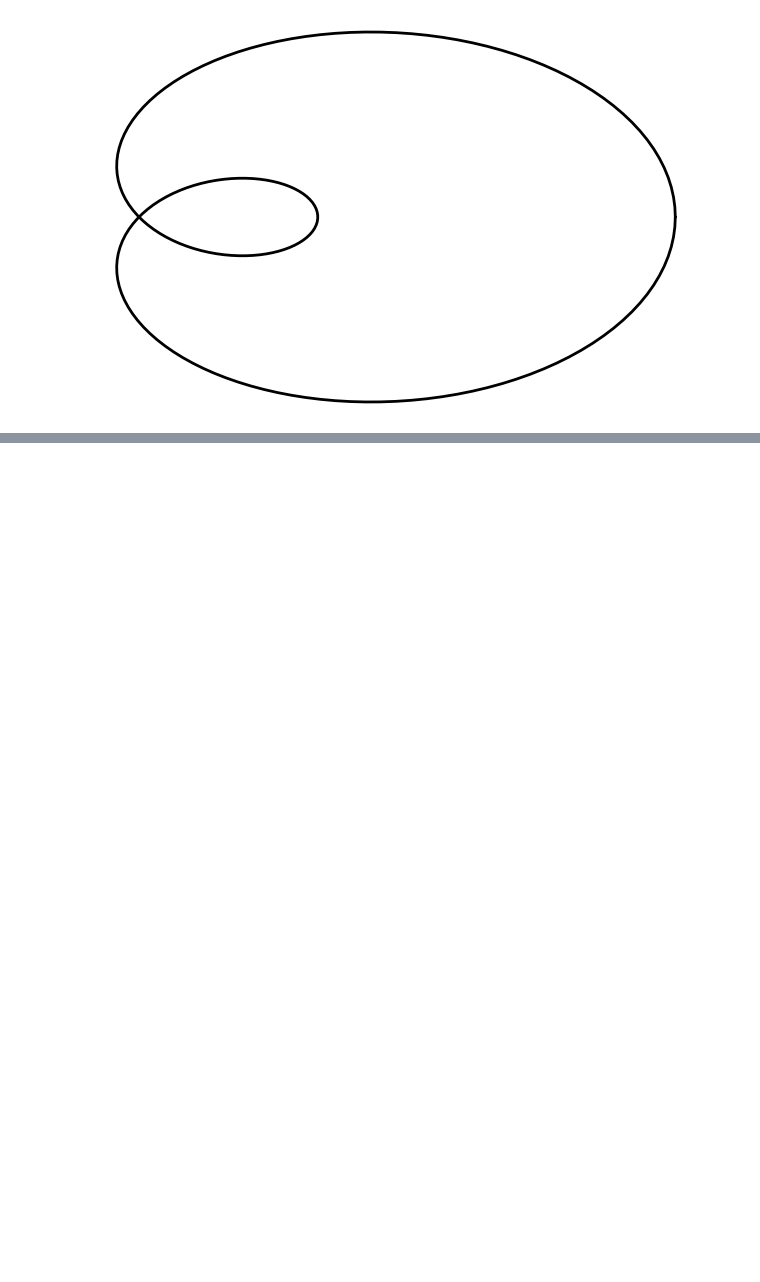
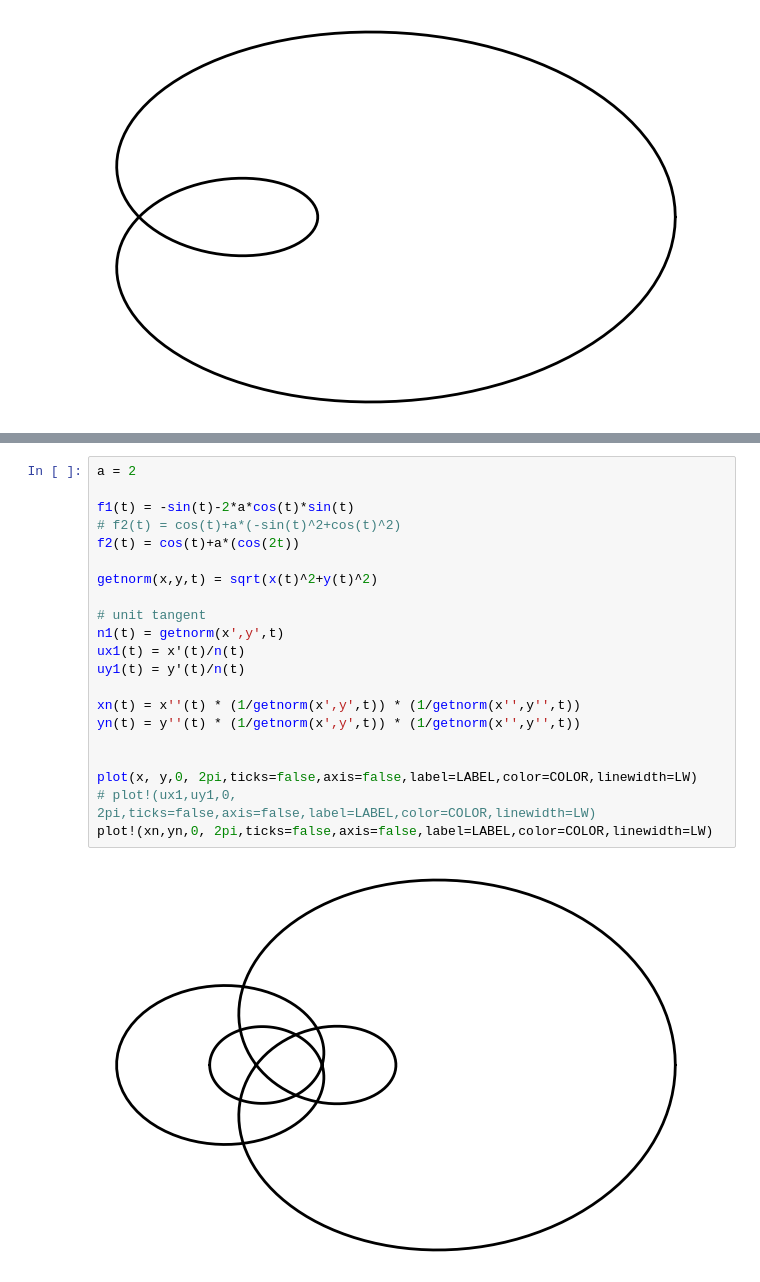
Before and after one commit to mattConn/differential-geometry-exercises, a Jupyter notebook: src/notebooks/3-1-1.ipynb, the cells around one changed output, grey strips where cells are left out. Drawn from its saved outputs; the diff is of its cells as text; blank space fills up the shorter version.

```diff
--- a/src/notebooks/3-1-1.ipynb
+++ b/src/notebooks/3-1-1.ipynb
@@ -29,0 +49,23 @@ plot(x, y,0, 2pi,ticks=false,axis=false,label=LABEL,color=COLOR,linewidth=LW)
+# %%
+a = 2
+
+f1(t) = -sin(t)-2*a*cos(t)*sin(t)
+# f2(t) = cos(t)+a*(-sin(t)^2+cos(t)^2)
+f2(t) = cos(t)+a*(cos(2t))
+
+getnorm(x,y,t) = sqrt(x(t)^2+y(t)^2)
+
+# unit tangent
+n1(t) = getnorm(x',y',t)
+ux1(t) = x'(t)/n(t)
+uy1(t) = y'(t)/n(t)
+
+xn(t) = x''(t) * (1/getnorm(x',y',t)) * (1/getnorm(x'',y'',t))
+yn(t) = y''(t) * (1/getnorm(x',y',t)) * (1/getnorm(x'',y'',t))
+
+
+plot(x, y,0, 2pi,ticks=false,axis=false,label=LABEL,color=COLOR,linewidth=LW)
+# plot!(ux1,uy1,0, 2pi,ticks=false,axis=false,label=LABEL,color=COLOR,linewidth=LW)
+plot!(xn,yn,0, 2pi,ticks=false,axis=false,label=LABEL,color=COLOR,linewidth=LW)
+# %% [output]
+[figure, added]
```
Also changed, not shown: parts of 2 cells of this notebook, 4 other files.
